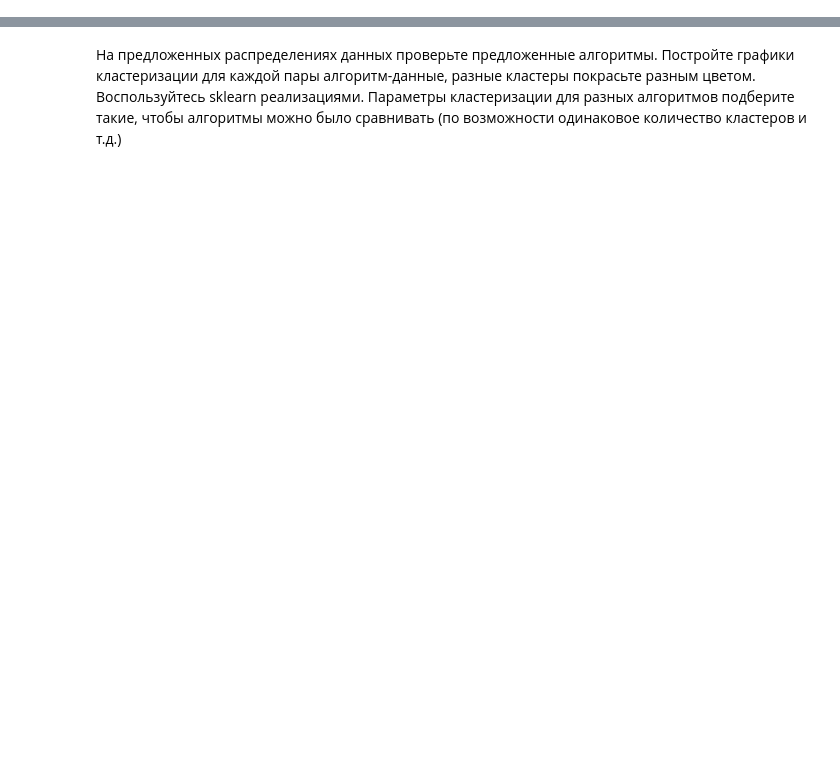
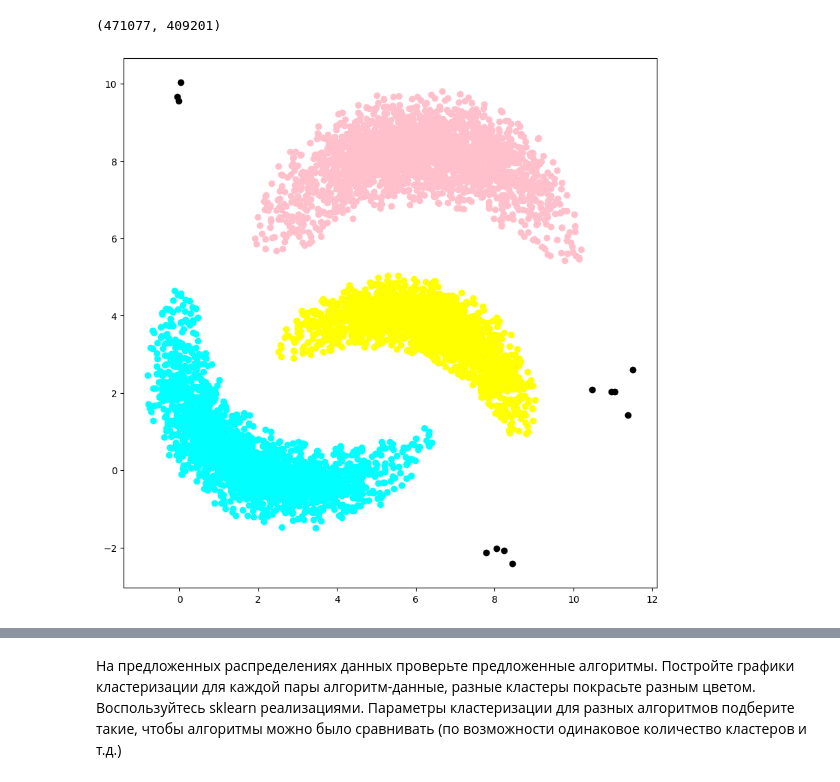
Before and after one commit to Coldi-Ce/tasks-ML, a Jupyter notebook: HW.ipynb, the cells around one changed output, grey strips where cells are left out. Drawn from its saved outputs; the diff is of its cells as text; code cells hidden in the pictures; blank space fills up the shorter version.

```diff
--- a/HW.ipynb
+++ b/HW.ipynb
@@ -590,0 +310,64 @@ Y: 3723
+# %%
+#### 4
+file_path = '3.txt'
+
+data = pd.read_csv(file_path, skiprows=1, delimiter = ',')
+
+x = data.iloc[:, 0].tolist()
+y = data.iloc[:, 1].tolist()
+points = []
+ln = len(x)
+for i in range(ln):
+  points.append((x[i], y[i]))
+cl1, cl2, cl3, o = dbscan2(points, ln)
+
+
+point_1 = centroid(cl1, points)
+point_2 = centroid(cl2, points)
+point_3 = centroid(cl3, points)
+c = []
+c.append(point_1)
+c.append(point_2)
+c.append(point_3)
+print(ans(c, len(c)))
+
+plt.figure(figsize=(10, 10))
+
+X = []
+Y = []
+for i in range(len(cl1)):
+  X.append(points[cl1[i]][0])
+  Y.append(points[cl1[i]][1])
+plt.scatter(X, Y, color='pink')
+
+X = []
+Y = []
+for i in range(len(cl2)):
+  X.append(points[cl2[i]][0])
+  Y.append(points[cl2[i]][1])
+plt.scatter(X, Y, color='cyan')
+
+X = []
+Y = []
+for i in range(len(cl3)):
+  X.append(points[cl3[i]][0])
+  Y.append(points[cl3[i]][1])
+plt.scatter(X, Y, color='yellow')
+
+X = []
+Y = []
+for i in range(len(o)):
+  X.append(points[o[i]][0])
+  Y.append(points[o[i]][1])
+
+plt.scatter(X, Y, color='black')
+
+plt.show()
+#### 1
+
+
+
+#### 4
+# %% [output]
+(471077, 409201)
+[figure, added]
```
Also changed, not shown: parts of 15 cells of this notebook.
